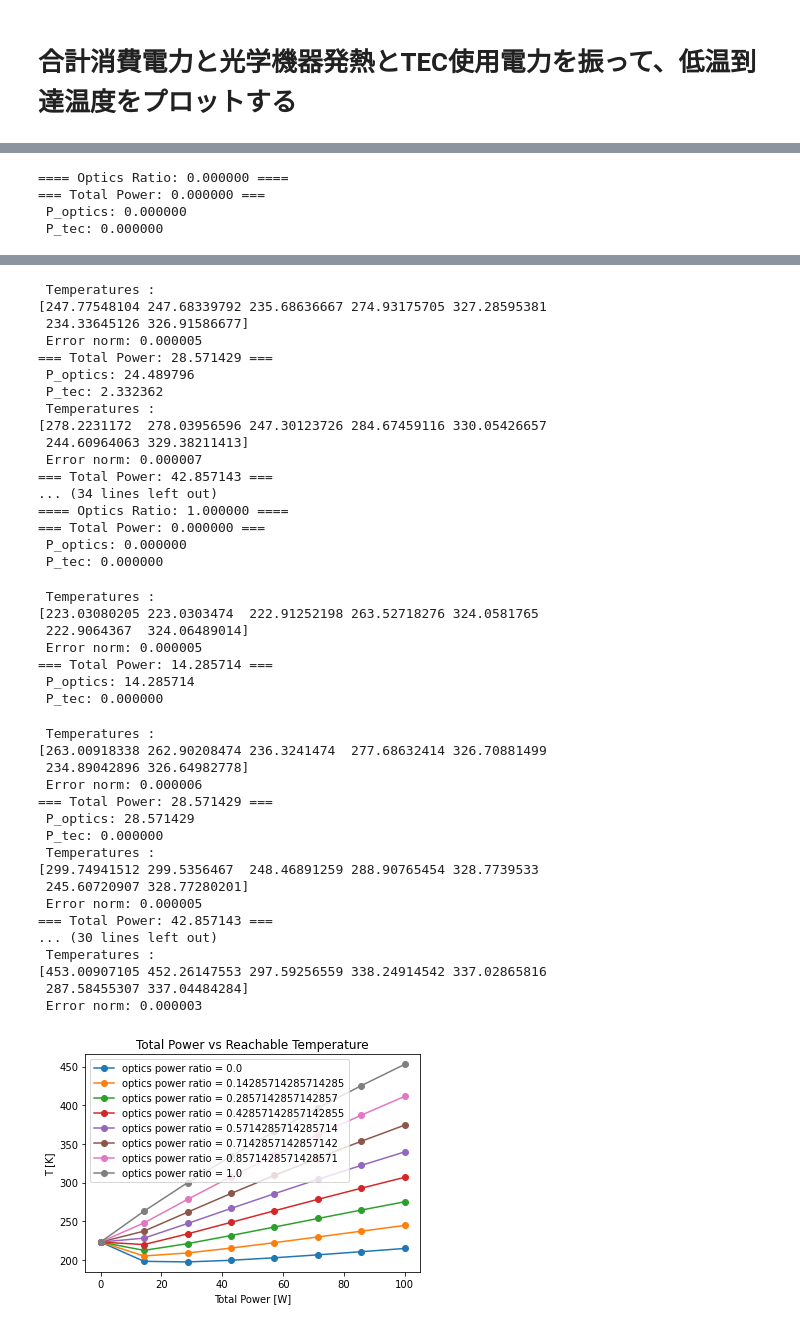
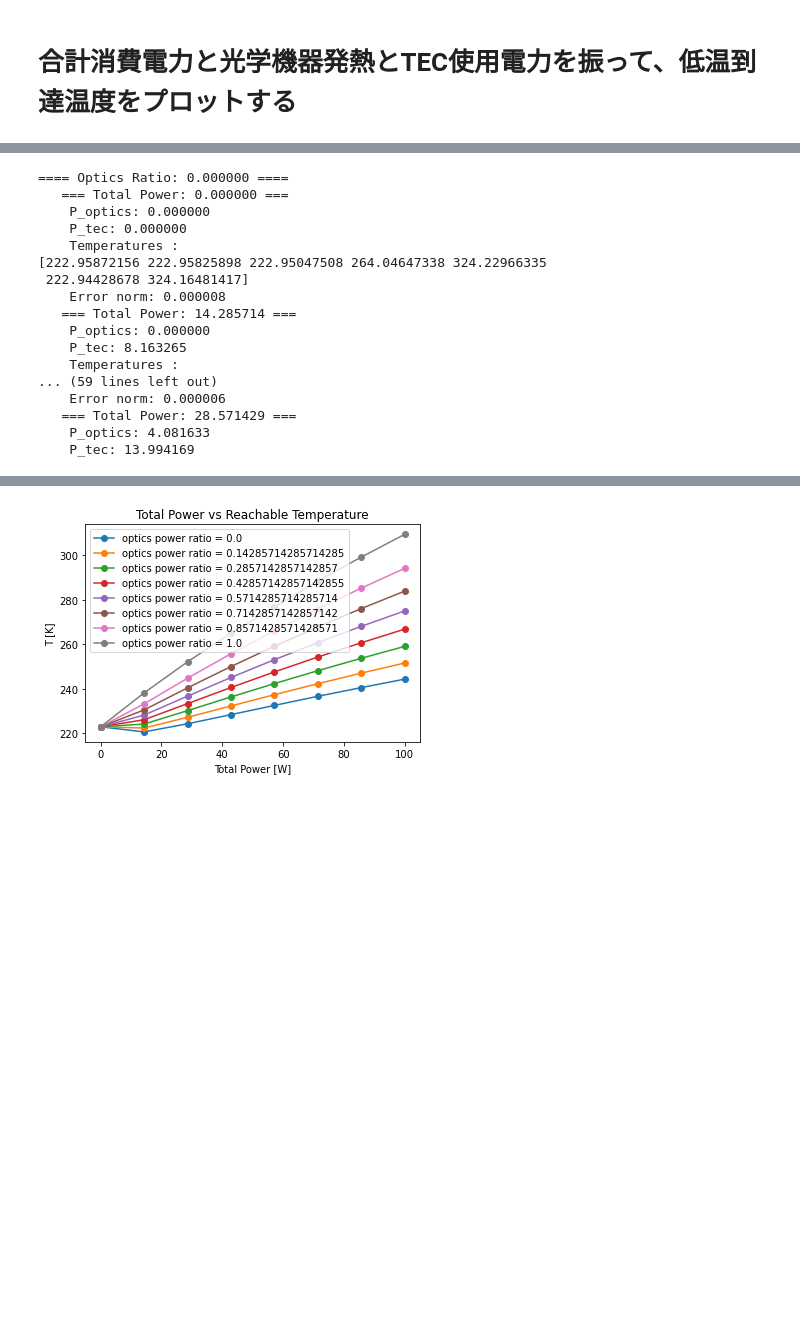
Before and after one commit to bluebeachkmt/simple_analysis, a Jupyter notebook: Thermal_Node_Analysis_model2.ipynb, the cells around one changed output, grey strips where cells are left out. Saved outputs shown, nothing was run; the diff lists cells and outputs as text; code cells hidden in the pictures; blank space fills up the shorter version.

Commit message:
Visualize Temp vs Power

```diff
--- a/Thermal_Node_Analysis_model2.ipynb
+++ b/Thermal_Node_Analysis_model2.ipynb
@@ -982,9 +1213,9 @@ for i in range(len(optics_power_ratio)):
         Qg[4] = P_total[j]-P_optics-P_tec
 
         # 条件をアウトプット
-        print("=== Total Power: %f ===" % P_total[j])
-        print(" P_optics: %f" % P_optics)
-        print(" P_tec: %f" % P_tec)
+        print("   === Total Power: %f ===" % P_total[j])
+        print("    P_optics: %f" % P_optics)
+        print("    P_tec: %f" % P_tec)
 
         # 非線形連立方程式の初期解をfor文で探すパターン
         N_rand = 20
@@ -1003,22 +1234,42 @@ for i in range(len(optics_power_ratio)):
             if norm < min_norm:
                 min_norm = norm
                 result_min_norm = result
+            # もしちゃんと収束していたら、ループを抜ける
+            if result.success == True:
+                result_min_norm = result
+                break
         #     print(np.linalg.norm(func2(T_rand_result), ord=2))
         #     print(T_rand_result)
     #     print(result_min_norm.x)
         T_opt[i][j]=result_min_norm.x[0]
-        print(" Temperatures : ")
+        print("    Temperatures : ")
         print(result_min_norm.x)
-        print(" Error norm: %f" % np.linalg.norm(func_const_power_tec(result_min_norm.x), ord=2))
+        print("    Error norm: %f" % np.linalg.norm(func_const_power_tec(result_min_norm.x), ord=2))
+
 
     # P vs Tのグラフを出力する
     pyplot.plot(P_total, T_opt[i],'o-', label = 'optics power ratio = {0}'.format(optics_power_ratio[i]))
 
+# グラフ範囲指定
+# pyplot.ylim(200, 500)
 # 最後にグラフに出力する
 pyplot.legend()
 pyplot.show()
 # %% [output]
 ==== Optics Ratio: 0.000000 ====
-=== Total Power: 0.000000 ===
- P_optics: 0.000000
- P_tec: 0.000000
+   === Total Power: 0.000000 ===
+    P_optics: 0.000000
+    P_tec: 0.000000
+    Temperatures :
+[222.95872156 222.95825898 222.95047508 264.04647338 324.22966335
+ 222.94428678 324.16481417]
+    Error norm: 0.000008
+   === Total Power: 14.285714 ===
+    P_optics: 0.000000
+    P_tec: 8.163265
+    Temperatures :
+... (59 lines left out)
+    Error norm: 0.000006
+   === Total Power: 28.571429 ===
+    P_optics: 4.081633
+    P_tec: 13.994169
@@ -1151,42 +1412 @@ pyplot.show()
- Temperatures :
-[247.77548104 247.68339792 235.68636667 274.93175705 327.28595381
- 234.33645126 326.91586677]
- Error norm: 0.000005
-=== Total Power: 28.571429 ===
- P_optics: 24.489796
- P_tec: 2.332362
- Temperatures :
-[278.2231172  278.03956596 247.30123726 284.67459116 330.05426657
- 244.60964063 329.38211413]
- Error norm: 0.000007
-=== Total Power: 42.857143 ===
-... (34 lines left out)
-==== Optics Ratio: 1.000000 ====
-=== Total Power: 0.000000 ===
- P_optics: 0.000000
- P_tec: 0.000000
- Temperatures :
-[223.03080205 223.0303474  222.91252198 263.52718276 324.0581765
- 222.9064367  324.06489014]
- Error norm: 0.000005
-=== Total Power: 14.285714 ===
- P_optics: 14.285714
- P_tec: 0.000000
- Temperatures :
-[263.00918338 262.90208474 236.3241474  277.68632414 326.70881499
- 234.89042896 326.64982778]
- Error norm: 0.000006
-=== Total Power: 28.571429 ===
- P_optics: 28.571429
- P_tec: 0.000000
- Temperatures :
-[299.74941512 299.5356467  248.46891259 288.90765454 328.7739533
- 245.60720907 328.77280201]
- Error norm: 0.000005
-=== Total Power: 42.857143 ===
-... (30 lines left out)
- Temperatures :
-[453.00907105 452.26147553 297.59256559 338.24914542 337.02865816
- 287.58455307 337.04484284]
- Error norm: 0.000003
-[figure, old version]
+[figure, new version]
```
Also changed, not shown: parts of 9 cells of this notebook.
